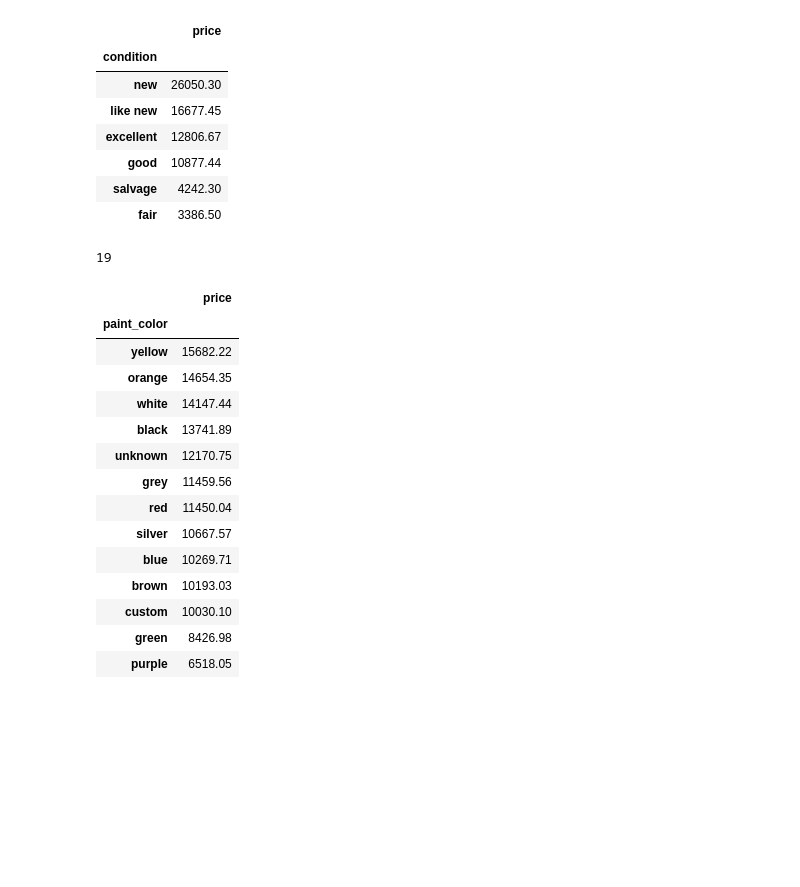
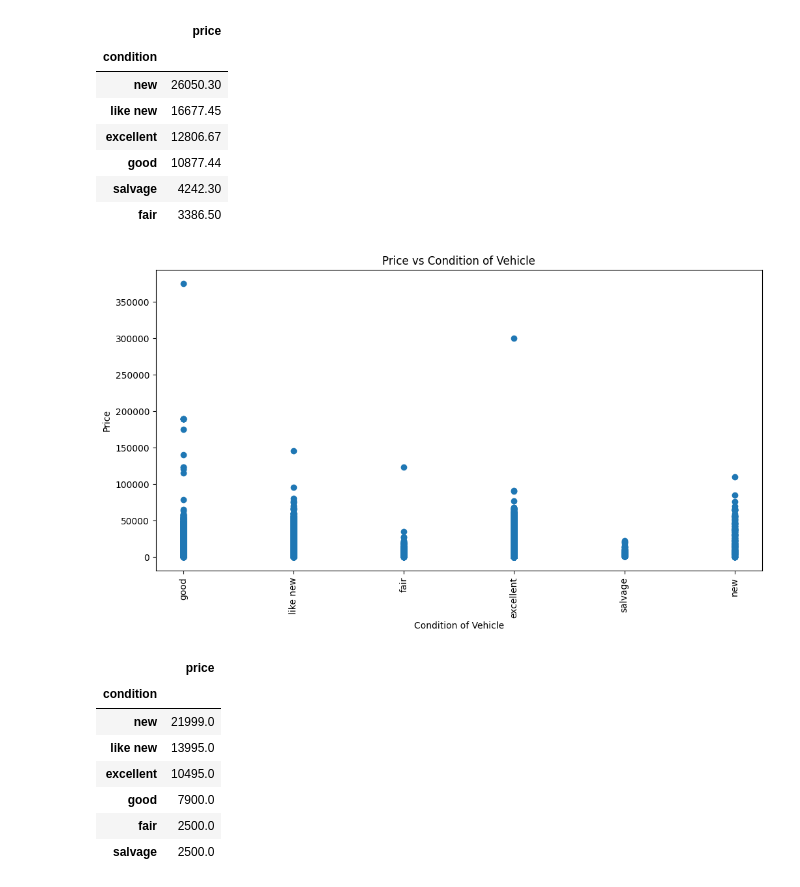
Before and after one commit to mdero002/Sprint_4_Software_Development_Tools, a Jupyter notebook: notebooks/EDA.ipynb, the cells around one changed output. Saved outputs shown, nothing was run; the diff lists cells and outputs as text; code cells hidden in the pictures; blank space fills up the shorter version.

```diff
--- a/notebooks/EDA.ipynb
+++ b/notebooks/EDA.ipynb
@@ -537,6 +540,9 @@ The third column that I am going to add is going to show the make for each car.
 # %%
 # Add a new column that calculates the vehicle's age when the ad was placed
 df['vehicle_age'] = df['date_posted'].dt.year - df['model_year']
+# %%
+# Add a new column that shows the month and year the ad was placed
+df['month_year'] = df['date_posted'].apply(lambda x: x.strftime('%Y-%m'))
 # %%
 # Add a new column that calculates the vehicle's average mileage per year rounded to the nearest whole number
 df['average_mileage'] = df['odometer'] / df['vehicle_age']
@@ -821,11 +969,3 @@ pivot_table
 | good | 10877.44 |
 | salvage | 4242.30 |
 | fair | 3386.50 |
-# %%
-# Check the unique values in the make column
-df['make'].value_counts()
-
-# Check the number of unique values in the make column
-df['make'].nunique()
-# %% [output]
-19
@@ -834,28 +972,32 @@ df['make'].nunique()
+# %%
+# Create a scatter plot to visualize the relationship between the price and the condition of vehicle
+plt.figure(figsize=(12, 6))
+plt.scatter(df['condition'], df['price'])
+plt.title('Price vs Condition of Vehicle')
+plt.xlabel('Condition of Vehicle')
+plt.ylabel('Price')
+plt.xticks(rotation=90)
+plt.show()
+# %% [output]
+[figure, added]
 # %%
-# Create a pivot table to calculate the average price for each color of vehicle
-pivot_table = df.pivot_table(index='paint_color', values='price', aggfunc='mean')
+# Create a pivot table to show the relationship between the condition and the median price of the vehicle
+condition_by_price = df.pivot_table(index='condition', values='price', aggfunc='median')
 
 # Round the values in the pivot table to 2 decimal places
-pivot_table = np.round(pivot_table, 2)
+condition_by_price = np.round(condition_by_price, 2)
 
 # Order the pivot table by price in descending order
-pivot_table = pivot_table.sort_values(by='price', ascending=False)
+condition_by_price = condition_by_price.sort_values(by='price', ascending=False)
 
 # Display the pivot table
-pivot_table
+condition_by_price
 # %% [output]
 |  | price |
-| paint_color |  |
-| yellow | 15682.22 |
-| orange | 14654.35 |
-| white | 14147.44 |
-| black | 13741.89 |
-| unknown | 12170.75 |
-| grey | 11459.56 |
-| red | 11450.04 |
-| silver | 10667.57 |
-| blue | 10269.71 |
-| brown | 10193.03 |
-| custom | 10030.10 |
-| green | 8426.98 |
-| purple | 6518.05 |
+| condition |  |
+| new | 21999.0 |
+| like new | 13995.0 |
+| excellent | 10495.0 |
+| good | 7900.0 |
+| fair | 2500.0 |
+| salvage | 2500.0 |
```
Also changed, not shown: parts of 49 cells of this notebook, 1 other file.
